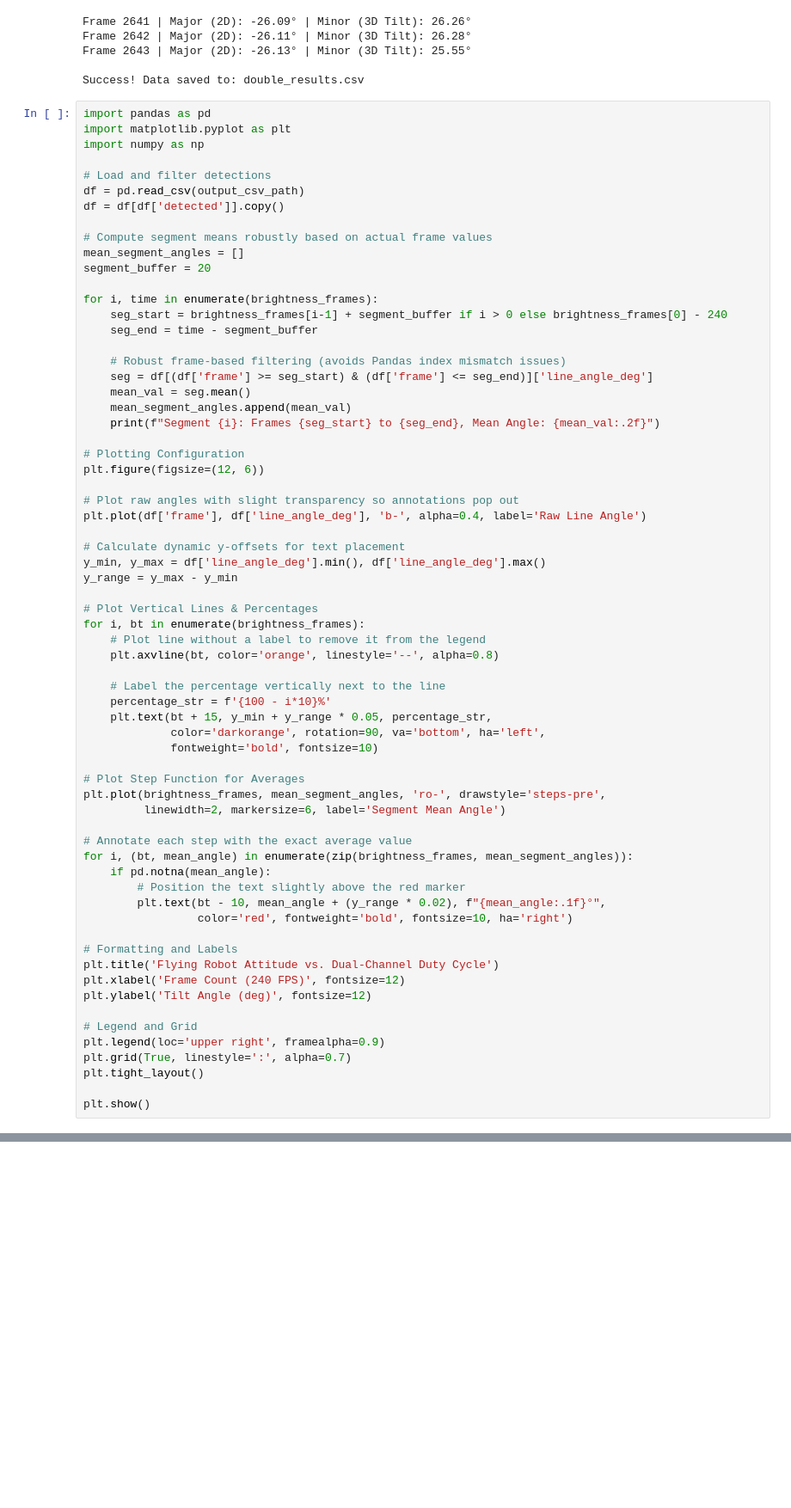
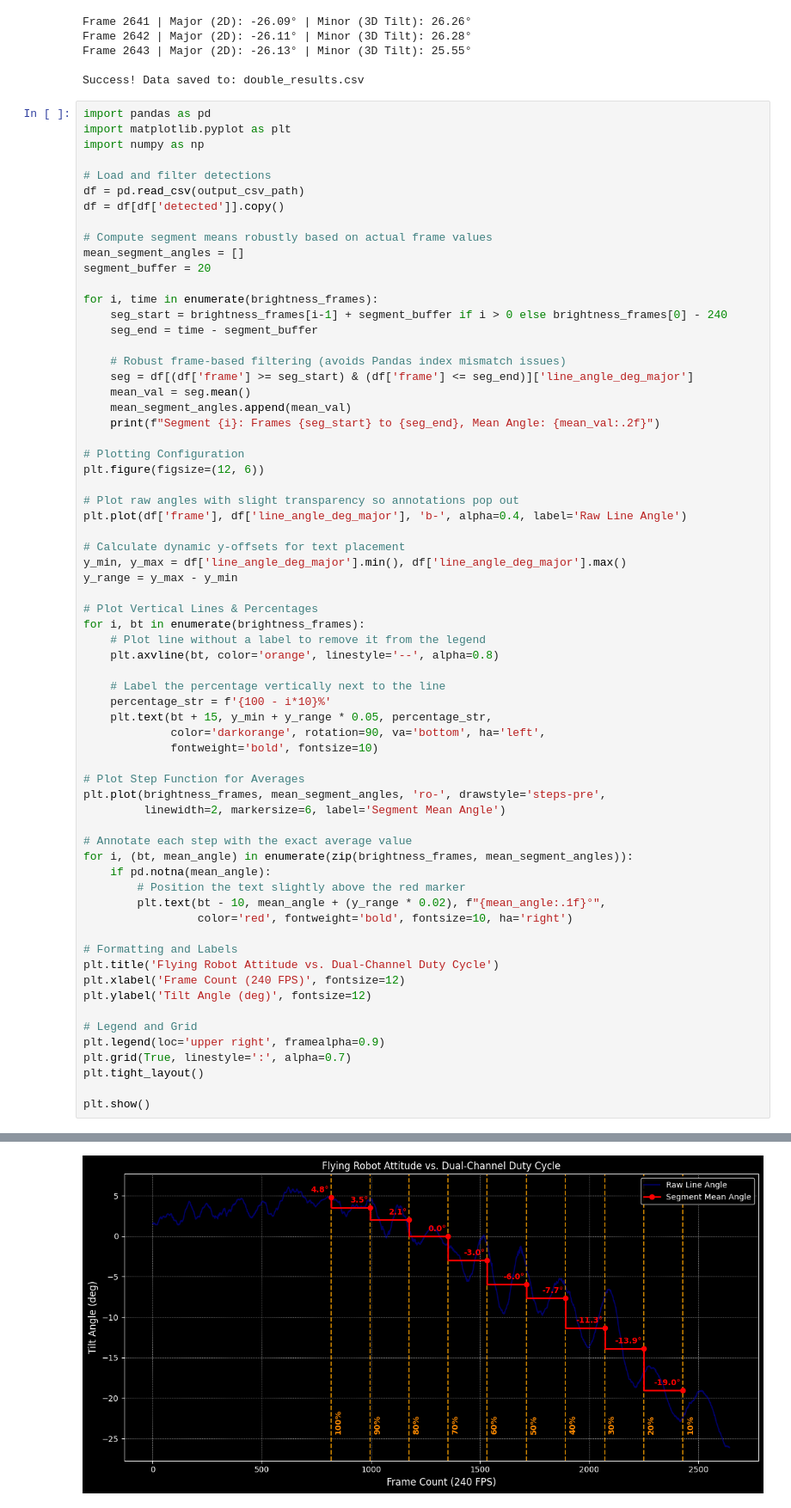
Before and after one commit to YingK8/FlyingRobotsLinLiweiLab, a Jupyter notebook: writeup/double.ipynb, the cells around one changed output, grey strips where cells are left out. Shown at 86% size. Drawn from its saved outputs; the diff is of its cells as text; blank space fills up the shorter version.

```diff
--- a/writeup/double.ipynb
+++ b/writeup/double.ipynb
@@ -335,7 +335,7 @@ for i, time in enumerate(brightness_frames):
     seg_end = time - segment_buffer
 
     # Robust frame-based filtering (avoids Pandas index mismatch issues)
-    seg = df[(df['frame'] >= seg_start) & (df['frame'] <= seg_end)]['line_angle_deg']
+    seg = df[(df['frame'] >= seg_start) & (df['frame'] <= seg_end)]['line_angle_deg_major']
     mean_val = seg.mean()
     mean_segment_angles.append(mean_val)
     print(f"Segment {i}: Frames {seg_start} to {seg_end}, Mean Angle: {mean_val:.2f}")
@@ -344,10 +344,10 @@ for i, time in enumerate(brightness_frames):
 plt.figure(figsize=(12, 6))
 
 # Plot raw angles with slight transparency so annotations pop out
-plt.plot(df['frame'], df['line_angle_deg'], 'b-', alpha=0.4, label='Raw Line Angle')
+plt.plot(df['frame'], df['line_angle_deg_major'], 'b-', alpha=0.4, label='Raw Line Angle')
 
 # Calculate dynamic y-offsets for text placement
-y_min, y_max = df['line_angle_deg'].min(), df['line_angle_deg'].max()
+y_min, y_max = df['line_angle_deg_major'].min(), df['line_angle_deg_major'].max()
 y_range = y_max - y_min
 
 # Plot Vertical Lines & Percentages
@@ -387,0 +397 @@ KeyError: 'line_angle_deg'
+[figure, added]
```
Also changed, not shown: parts of 1 cell of this notebook.
